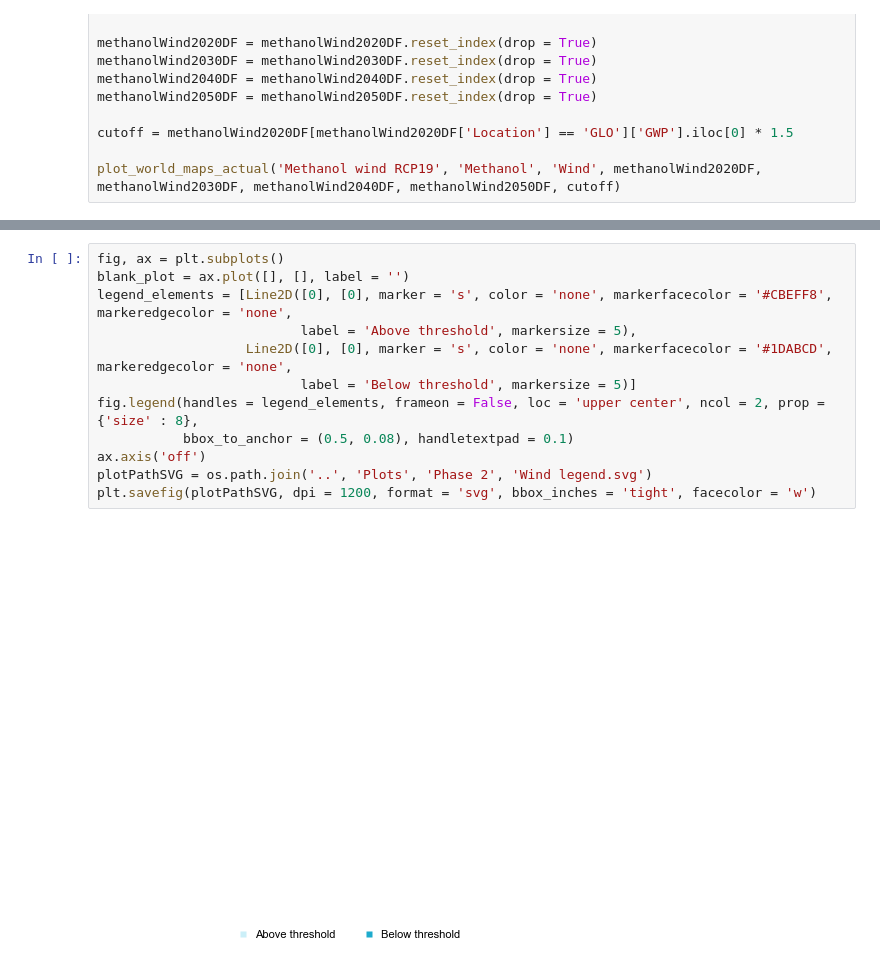
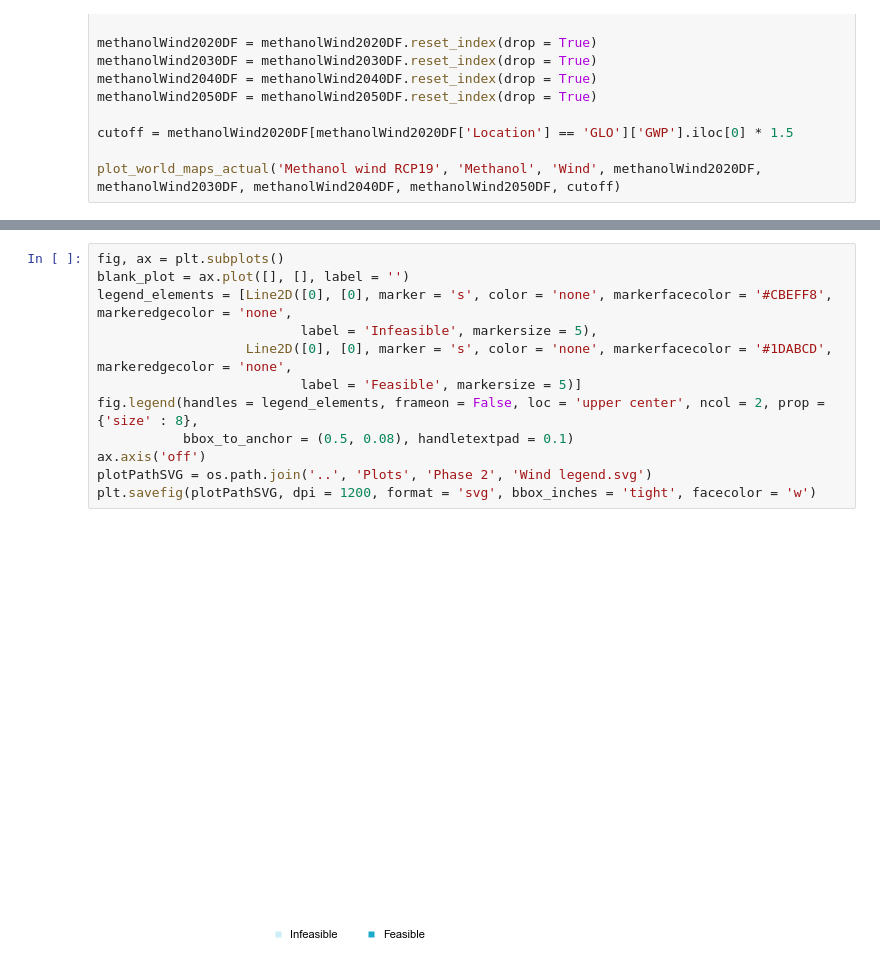
Before and after one commit to abhix2704/Prospective-LCA, a Jupyter notebook: Code/regionalisationMainPlots.ipynb, the cells around one changed output, grey strips where cells are left out. Saved outputs shown, nothing was run; the diff lists cells and outputs as text.

```diff
--- a/Code/regionalisationMainPlots.ipynb
+++ b/Code/regionalisationMainPlots.ipynb
@@ -1023,14 +1023,14 @@ plt.savefig(plotPathSVG, dpi = 1200, format = 'svg', bbox_inches = 'tight', face
 # %%
 fig, ax = plt.subplots()
 blank_plot = ax.plot([], [], label = '')
 legend_elements = [Line2D([0], [0], marker = 's', color = 'none', markerfacecolor = '#CBEFF8', markeredgecolor = 'none',
-                          label = 'Above threshold', markersize = 5),
+                          label = 'Infeasible', markersize = 5),
                    Line2D([0], [0], marker = 's', color = 'none', markerfacecolor = '#1DABCD', markeredgecolor = 'none',
-                          label = 'Below threshold', markersize = 5)]
+                          label = 'Feasible', markersize = 5)]
 fig.legend(handles = legend_elements, frameon = False, loc = 'upper center', ncol = 2, prop = {'size' : 8},
            bbox_to_anchor = (0.5, 0.08), handletextpad = 0.1)
 ax.axis('off')
 plotPathSVG = os.path.join('..', 'Plots', 'Phase 2', 'Wind legend.svg')
 plt.savefig(plotPathSVG, dpi = 1200, format = 'svg', bbox_inches = 'tight', facecolor = 'w')
 # %% [output]
-[figure, old version]
+[figure, new version]
```
Also changed, not shown: parts of 1 cell of this notebook, 52 other files.
